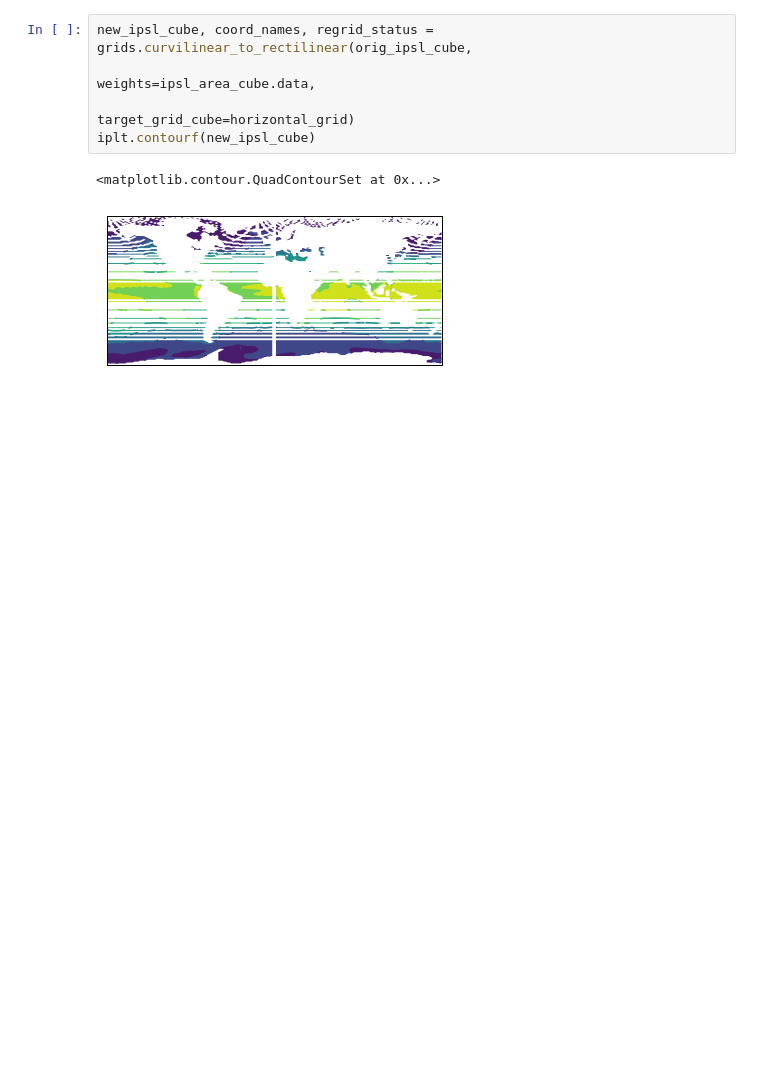
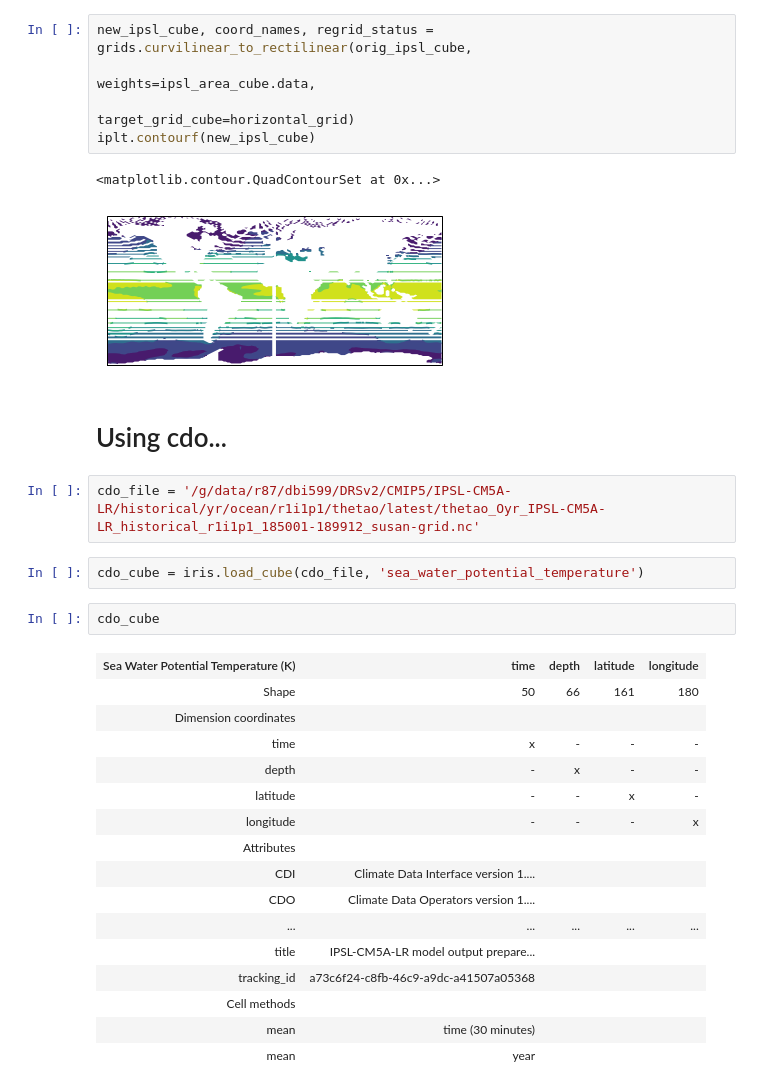
Before and after one commit to DamienIrving/ocean-analysis, a Jupyter notebook: development/ipsl_regrid.ipynb, the cells around one changed output. Saved outputs shown, nothing was run; the diff lists cells and outputs as text; blank space fills up the shorter version.

```diff
--- a/development/ipsl_regrid.ipynb
+++ b/development/ipsl_regrid.ipynb
@@ -124,3 +124,28 @@ iplt.contourf(new_ipsl_cube)
 # %% [output]
 <matplotlib.contour.QuadContourSet at 0x...>
 [figure]
+# %% [markdown]
+# Using cdo...
+# %%
+cdo_file = '/g/data/r87/dbi599/DRSv2/CMIP5/IPSL-CM5A-LR/historical/yr/ocean/r1i1p1/thetao/latest/thetao_Oyr_IPSL-CM5A-LR_historical_r1i1p1_185001-189912_susan-grid.nc'
+# %%
+cdo_cube = iris.load_cube(cdo_file, 'sea_water_potential_temperature')
+# %%
+cdo_cube
+# %% [output]
+| Sea Water Potential Temperature (K) | time | depth | latitude | longitude |
+| Shape | 50 | 66 | 161 | 180 |
+| Dimension coordinates |  |  |  |  |
+| time | x | - | - | - |
+| depth | - | x | - | - |
+| latitude | - | - | x | - |
+| longitude | - | - | - | x |
+| Attributes |  |  |  |  |
+| CDI | Climate Data Interface version 1.... |  |  |  |
+| CDO | Climate Data Operators version 1.... |  |  |  |
+| ... | ... | ... | ... | ... |
+| title | IPSL-CM5A-LR model output prepare... |  |  |  |
+| tracking_id | a73c6f24-c8fb-46c9-a9dc-a41507a05368 |  |  |  |
+| Cell methods |  |  |  |  |
+| mean | time (30 minutes) |  |  |  |
+| mean | year |  |  |  |
```
Also changed, not shown: parts of 1 cell of this notebook, 2 other files.
